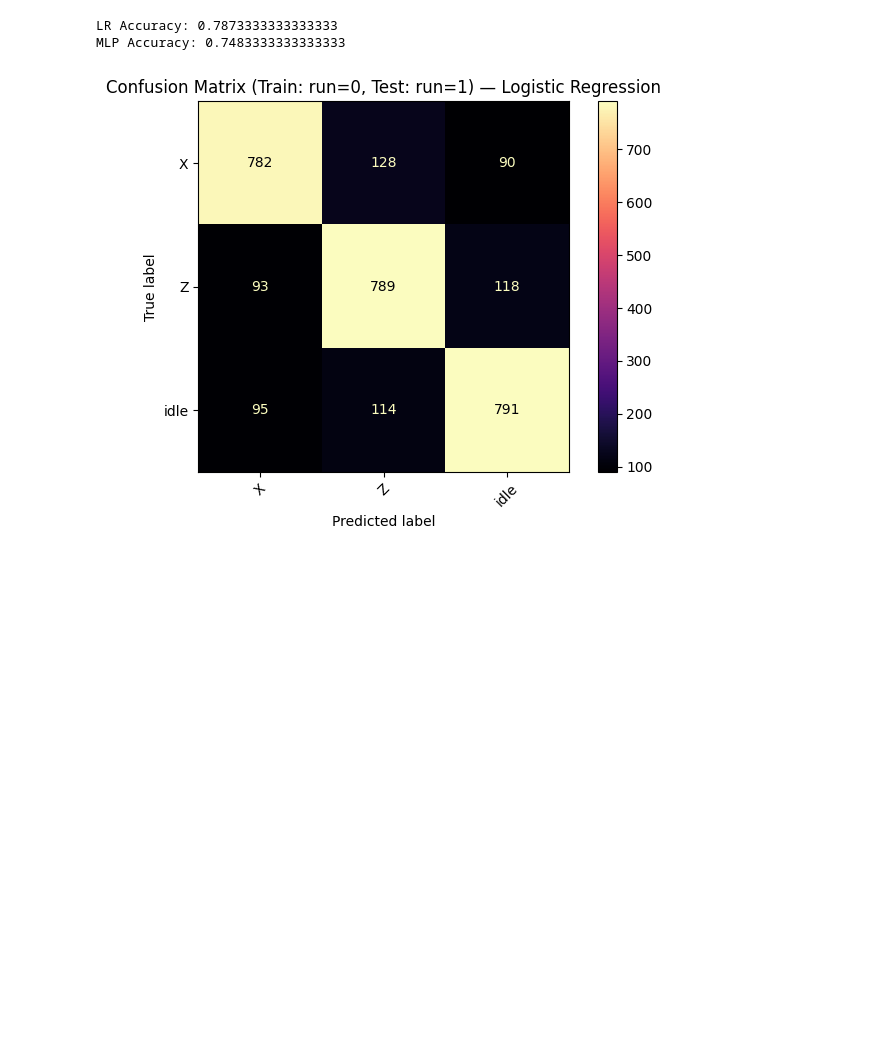
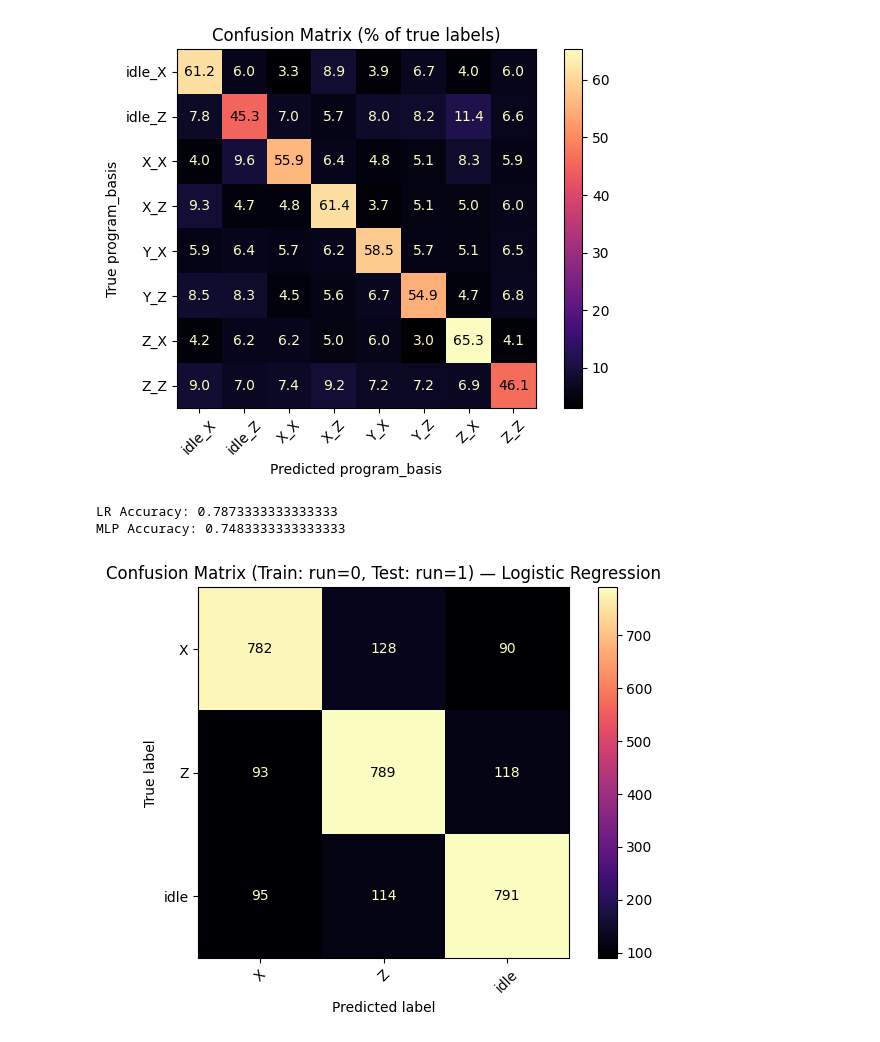
Before and after one commit to devon-campbell/circuit_leakage, a Jupyter notebook: state_leakage/analysis.ipynb, the cells around one changed output. Saved outputs shown, nothing was run; the diff lists cells and outputs as text; code cells hidden in the pictures; blank space fills up the shorter version.

```diff
--- a/state_leakage/analysis.ipynb
+++ b/state_leakage/analysis.ipynb
@@ -0,0 +125,90 @@
+# %%
+# analyze_program_basis8.py
+import pandas as pd
+import numpy as np
+import matplotlib.pyplot as plt
+from sklearn.linear_model import LogisticRegression
+from sklearn.metrics import (
+    accuracy_score, confusion_matrix, ConfusionMatrixDisplay, classification_report
+)
+
+# ---------- Config ----------
+CSV_PATH = "out_program_leakage/ibm_brisbane_per_shot_program_basis.csv"
+BACKEND_FILTER = None   # e.g., "ibm_brisbane" or None for all
+CODE_FILTER = None      # e.g., "surface" or None for all
+TRAIN_RUN = 0
+TEST_RUN  = 1
+
+# ---------- Load ----------
+df = pd.read_csv(
+    CSV_PATH,
+    dtype={
+        "backend": str, "code": str, "program": str, "run": str,
+        "logical_basis": str, "syndrome_Z": str, "syndrome_X": str,
+    },
+)
+
+# Optional filtering
+if BACKEND_FILTER is not None:
+    df = df[df["backend"] == BACKEND_FILTER]
+if CODE_FILTER is not None:
+    df = df[df["code"] == CODE_FILTER]
+
+# Combine Z and X strings; make features
+df["shot_result"] = df["syndrome_Z"] + df["syndrome_X"]
+lens = df["shot_result"].str.len()
+assert lens.nunique() == 1, f"Inconsistent bitstring lengths: {lens.unique()}"
+df["feat_vec"] = df["shot_result"].apply(lambda s: [int(ch) for ch in s])
+
+# Parse run number
+run_str = df["run"].astype(str).str.extract(r"(\d+)")[0]
+df["run_num"] = pd.to_numeric(run_str, errors="coerce").fillna(-1).astype(int)
+
+# ---------- Label: program_basis (8 classes) ----------
+df["program_basis"] = df["program"].astype(str) + "_" + df["logical_basis"].astype(str)
+
+# Train/test split
+have_train = df["run_num"].eq(TRAIN_RUN).any()
+have_test  = df["run_num"].eq(TEST_RUN).any()
+if not (have_train and have_test):
+    raise ValueError(f"Missing train/test runs. Present runs: {sorted(df['run_num'].unique())}")
+
+train = df[df["run_num"] == TRAIN_RUN].reset_index(drop=True)
+test  = df[df["run_num"] == TEST_RUN].reset_index(drop=True)
+
+X_train = np.vstack(train["feat_vec"].to_numpy())
+y_train = train["program_basis"].to_numpy()
+X_test  = np.vstack(test["feat_vec"].to_numpy())
+y_test  = test["program_basis"].to_numpy()
+
+# ---------- Preferred plotting order ----------
+preferred_order = [
+    "idle_X","idle_Z","X_X","X_Z","Y_X","Y_Z","Z_X","Z_Z",
+]
+# Use preferred order for any labels that actually appear; append any extras at end
+classes = [c for c in preferred_order if c in df["program_basis"].unique()]
+extra = sorted(set(df["program_basis"].unique()) - set(classes))
+classes += extra
+
+# ---------- Model ----------
+# (drop deprecated multi_class="auto"; default is multinomial where supported)
+lr = LogisticRegression(max_iter=2000)
+lr.fit(X_train, y_train)
+y_pred = lr.predict(X_test)
+acc = accuracy_score(y_test, y_pred)
+
+print(f"Logistic Regression accuracy (8-way program_basis): {acc:.3f}")
+print("\nClassification report (macro-avg is useful under class imbalance):")
+print(classification_report(y_test, y_pred, labels=classes, target_names=classes, digits=3, zero_division=0))
+
+# ---------- Confusion Matrix (percentage, row-normalized) ----------
+cm = confusion_matrix(y_test, y_pred, labels=classes, normalize="true") * 100.0
+
+disp = ConfusionMatrixDisplay(confusion_matrix=cm, display_labels=classes)
+disp.plot(cmap="magma", xticks_rotation=45, values_format=".1f")
+plt.title("Confusion Matrix (% of true labels)")
+plt.xlabel("Predicted program_basis")
+plt.ylabel("True program_basis")
+plt.tight_layout()
+plt.show()
+# %% [output]
@@ -1 +232,2 @@
+[figure, added]
 # %%
```
Also changed, not shown: parts of 4 cells of this notebook, 2 other files.
